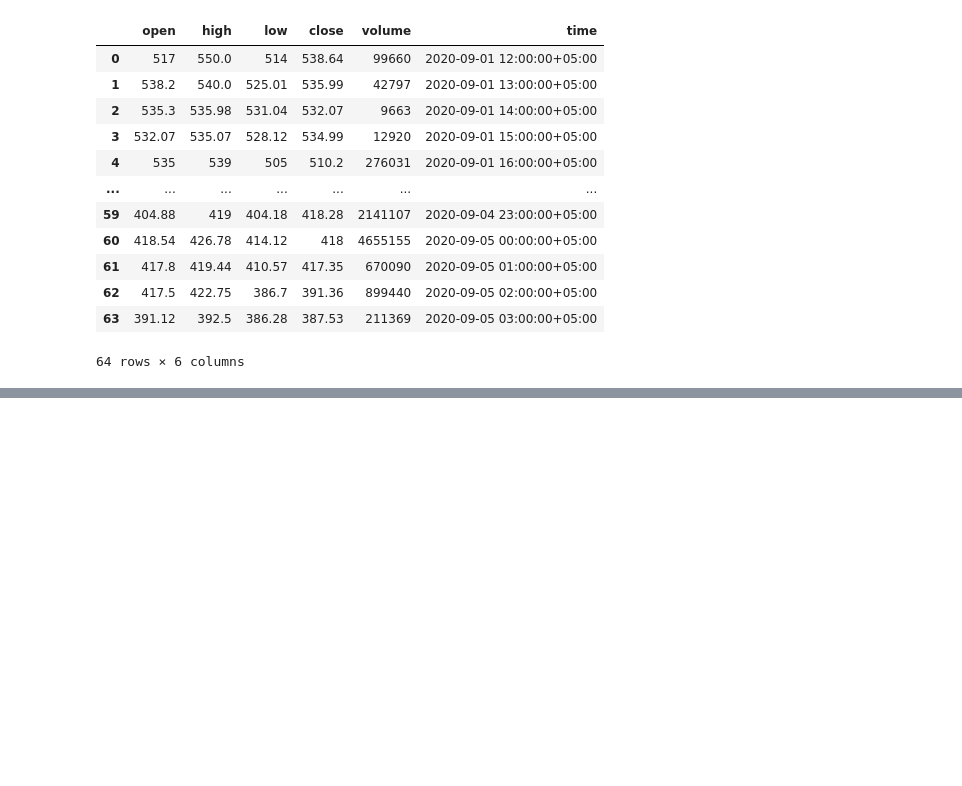
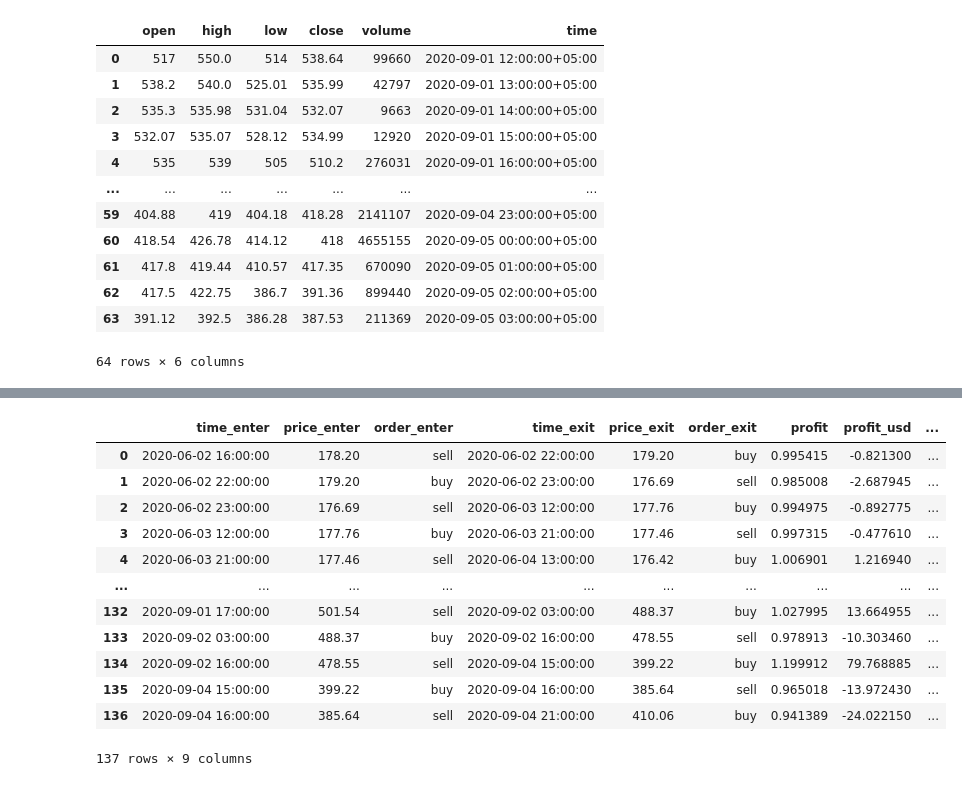
Before and after one commit to ruthus18/trading-tools, a Jupyter notebook: backtest.ipynb, the cells around one changed output, grey strips where cells are left out. Cells and saved outputs as stored; diff of their text form; code cells hidden in the pictures; blank space fills up the shorter version.

```diff
--- a/backtest.ipynb
+++ b/backtest.ipynb
@@ -41,0 +38,8 @@ dtype: int64
+# %%
+candles_df = pd.DataFrame.from_dict(candle.dict() for candle in backtester._candles_cache)
+candles_df = candles_df[['open', 'time']]
+# %%
+candles_df['price'] = candles_df['open'].shift(-1)
+candles_df = candles_df.drop(columns=['open'])
+
+candles_df
@@ -41,0 +94,49 @@ dtype: int64
+# %%
+from decimal import Decimal
+
+POSITION_FEE = Decimal(0.0005)
+
+
+def calc_profit_usd(row):
+    if row.order_enter == 'buy':
+        return float(
+            (Decimal(row.price_exit) - Decimal(row.price_exit) * POSITION_FEE) -
+            (Decimal(row.price_enter) + Decimal(row.price_enter) * POSITION_FEE)
+        )
+    else:
+        return float(
+            (Decimal(row.price_enter) + Decimal(row.price_enter) * POSITION_FEE) -
+            (Decimal(row.price_exit) - Decimal(row.price_exit) * POSITION_FEE)
+        )
+
+
+def calc_profit_ratio(row):
+    if row.order_enter == 'buy':
+        return float(
+            (Decimal(row.price_exit) - Decimal(row.price_exit) * POSITION_FEE) /
+            (Decimal(row.price_enter) + Decimal(row.price_enter) * POSITION_FEE)
+        )
+    else:
+        return float(
+            (Decimal(row.price_enter) + Decimal(row.price_enter) * POSITION_FEE) /
+            (Decimal(row.price_exit) - Decimal(row.price_exit) * POSITION_FEE)
+        )
+
+
+positions['profit_usd'] = positions.apply(calc_profit_usd, axis=1)
+positions['profit_ratio'] = positions.apply(calc_profit_ratio, axis=1)
+positions
+# %% [output]
+|  | time_enter | price_enter | order_enter | time_exit | price_exit | order_exit | profit | profit_usd | ... |
+| 0 | 2020-06-02 16:00:00 | 178.20 | sell | 2020-06-02 22:00:00 | 179.20 | buy | 0.995415 | -0.821300 | ... |
+| 1 | 2020-06-02 22:00:00 | 179.20 | buy | 2020-06-02 23:00:00 | 176.69 | sell | 0.985008 | -2.687945 | ... |
+| 2 | 2020-06-02 23:00:00 | 176.69 | sell | 2020-06-03 12:00:00 | 177.76 | buy | 0.994975 | -0.892775 | ... |
+| 3 | 2020-06-03 12:00:00 | 177.76 | buy | 2020-06-03 21:00:00 | 177.46 | sell | 0.997315 | -0.477610 | ... |
+| 4 | 2020-06-03 21:00:00 | 177.46 | sell | 2020-06-04 13:00:00 | 176.42 | buy | 1.006901 | 1.216940 | ... |
+| ... | ... | ... | ... | ... | ... | ... | ... | ... | ... |
+| 132 | 2020-09-01 17:00:00 | 501.54 | sell | 2020-09-02 03:00:00 | 488.37 | buy | 1.027995 | 13.664955 | ... |
+| 133 | 2020-09-02 03:00:00 | 488.37 | buy | 2020-09-02 16:00:00 | 478.55 | sell | 0.978913 | -10.303460 | ... |
+| 134 | 2020-09-02 16:00:00 | 478.55 | sell | 2020-09-04 15:00:00 | 399.22 | buy | 1.199912 | 79.768885 | ... |
+| 135 | 2020-09-04 15:00:00 | 399.22 | buy | 2020-09-04 16:00:00 | 385.64 | sell | 0.965018 | -13.972430 | ... |
+| 136 | 2020-09-04 16:00:00 | 385.64 | sell | 2020-09-04 21:00:00 | 410.06 | buy | 0.941389 | -24.022150 | ... |
+137 rows × 9 columns
```
Also changed, not shown: parts of 11 cells of this notebook.
